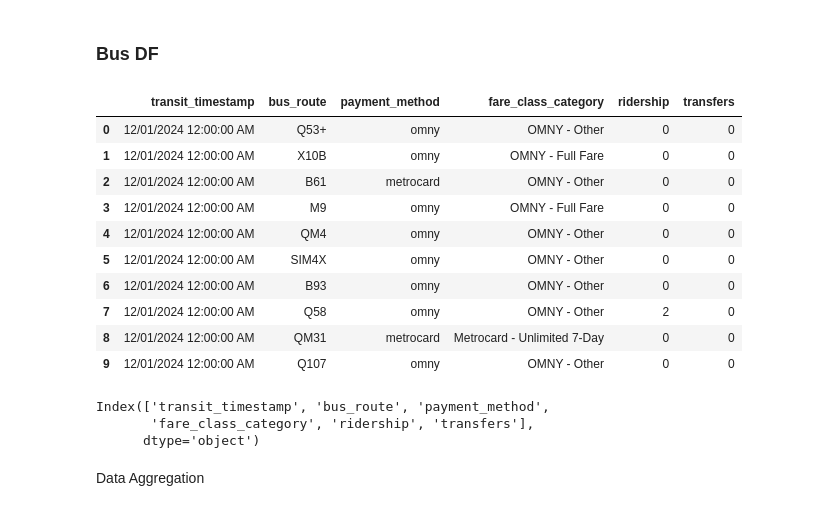
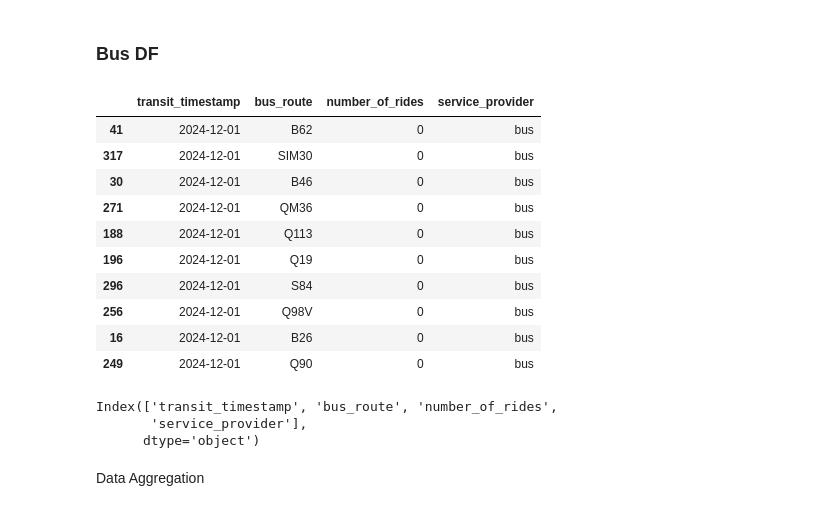
Before and after one commit to ikml-bsrn/NYC_Transportation_Demand, a Jupyter notebook: NYC_transportation_demand.ipynb, the cells around one changed output. Saved outputs shown, nothing was run; the diff lists cells and outputs as text; code cells hidden in the pictures.

```diff
--- a/NYC_transportation_demand.ipynb
+++ b/NYC_transportation_demand.ipynb
@@ -45,6 +43,2 @@ taxi_zone_df = pd.read_csv('https://d37ci6vzurychx.cloudfront.net/misc/taxi_zone
 # %% [markdown]
 ### CSVs
-# %%
-subway_ridership_df = pd.read_csv('MTA_Subway_Hourly_Ridership__2020-2024_20250325.csv')
-
-bus_ridership_df = pd.read_csv('MTA_Bus_Hourly_Ridership__2020-2024_20250325.csv')
@@ -290,24 +264,24 @@ dtype: object
 # %% [markdown]
 ### Bus DF
 # %%
-bus_ridership_df.head(10)
+bus_ridership_df.sample(10)
 # %% [output]
-|  | transit_timestamp | bus_route | payment_method | fare_class_category | ridership | transfers |
-| 0 | 12/01/2024 12:00:00 AM | Q53+ | omny | OMNY - Other | 0 | 0 |
-| 1 | 12/01/2024 12:00:00 AM | X10B | omny | OMNY - Full Fare | 0 | 0 |
-| 2 | 12/01/2024 12:00:00 AM | B61 | metrocard | OMNY - Other | 0 | 0 |
-| 3 | 12/01/2024 12:00:00 AM | M9 | omny | OMNY - Full Fare | 0 | 0 |
-| 4 | 12/01/2024 12:00:00 AM | QM4 | omny | OMNY - Other | 0 | 0 |
-| 5 | 12/01/2024 12:00:00 AM | SIM4X | omny | OMNY - Other | 0 | 0 |
-| 6 | 12/01/2024 12:00:00 AM | B93 | omny | OMNY - Other | 0 | 0 |
-| 7 | 12/01/2024 12:00:00 AM | Q58 | omny | OMNY - Other | 2 | 0 |
-| 8 | 12/01/2024 12:00:00 AM | QM31 | metrocard | Metrocard - Unlimited 7-Day | 0 | 0 |
-| 9 | 12/01/2024 12:00:00 AM | Q107 | omny | OMNY - Other | 0 | 0 |
+|  | transit_timestamp | bus_route | number_of_rides | service_provider |
+| 41 | 2024-12-01 | B62 | 0 | bus |
+| 317 | 2024-12-01 | SIM30 | 0 | bus |
+| 30 | 2024-12-01 | B46 | 0 | bus |
+| 271 | 2024-12-01 | QM36 | 0 | bus |
+| 188 | 2024-12-01 | Q113 | 0 | bus |
+| 196 | 2024-12-01 | Q19 | 0 | bus |
+| 296 | 2024-12-01 | S84 | 0 | bus |
+| 256 | 2024-12-01 | Q98V | 0 | bus |
+| 16 | 2024-12-01 | B26 | 0 | bus |
+| 249 | 2024-12-01 | Q90 | 0 | bus |
 # %%
 print(bus_ridership_df.columns)
 # %% [output]
-Index(['transit_timestamp', 'bus_route', 'payment_method',
-       'fare_class_category', 'ridership', 'transfers'],
+Index(['transit_timestamp', 'bus_route', 'number_of_rides',
+       'service_provider'],
       dtype='object')
 # %% [markdown]
 Data Aggregation
```
Also changed, not shown: parts of 30 cells of this notebook.
